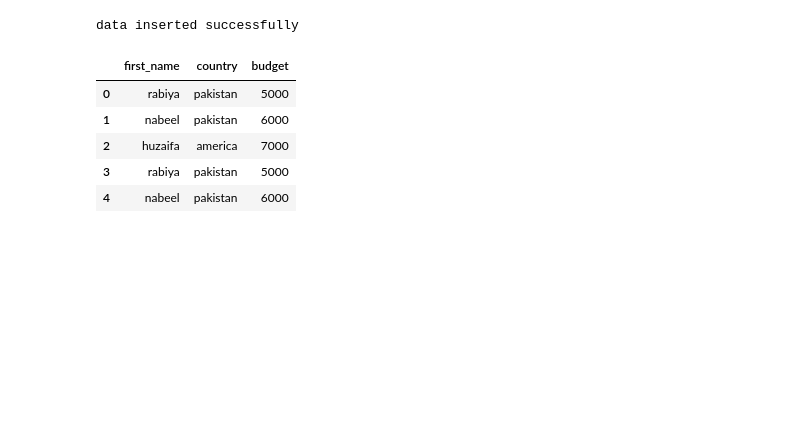
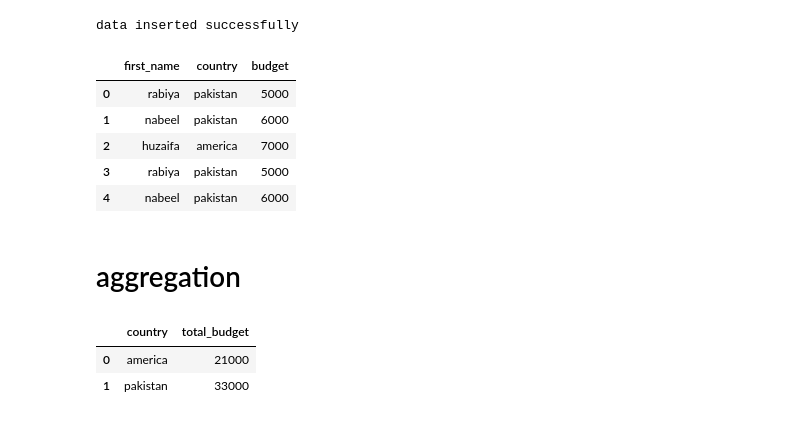
Before and after one commit to Rabiya-gull/data-analysation, a Jupyter notebook: project.ipynb, the cells around one changed output. Drawn from its saved outputs; the diff is of its cells as text; code cells hidden in the pictures; blank space fills up the shorter version.

Commit message:
adding another sql query and aggregating data

```diff
--- a/project.ipynb
+++ b/project.ipynb
@@ -1164,3 +1169,21 @@ df_result.head()
 | 2 | huzaifa | america | 7000 |
 | 3 | rabiya | pakistan | 5000 |
 | 4 | nabeel | pakistan | 6000 |
+# %% [markdown]
+# aggregation
+# %%
+query= """
+    SELECT country , sum(budget) as total_budget
+    FROM users
+    GROUP BY country
+
+"""
+
+
+df_agg= pd.read_sql(query,conn)
+
+df_agg
+# %% [output]
+|  | country | total_budget |
+| 0 | america | 21000 |
+| 1 | pakistan | 33000 |
```
Also changed, not shown: parts of 7 cells of this notebook, 1 other file.
